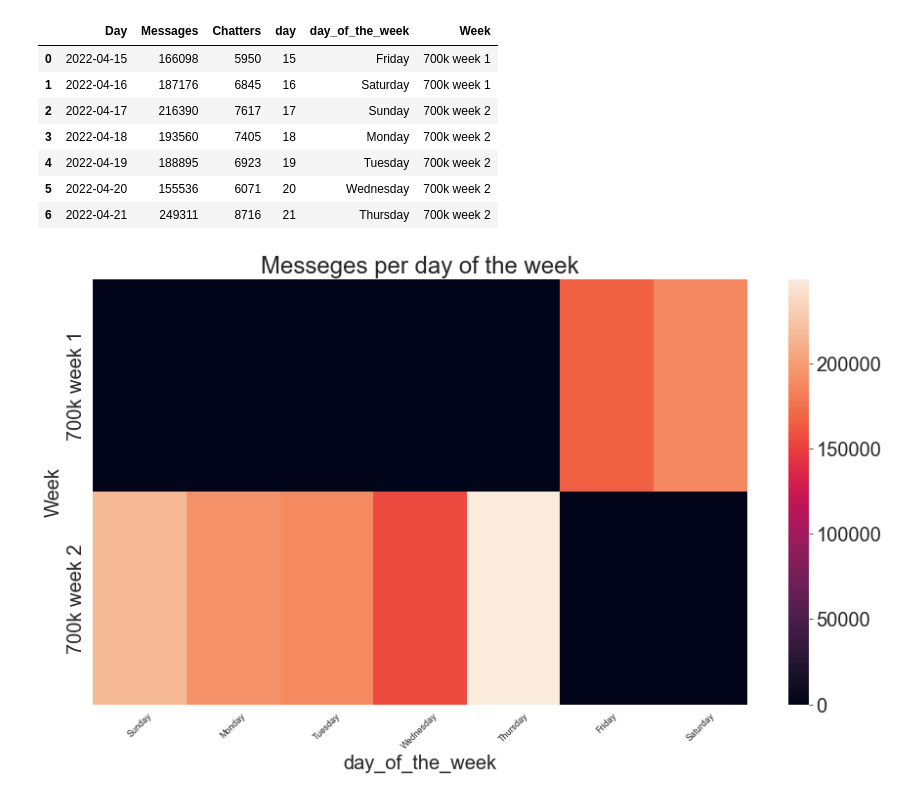
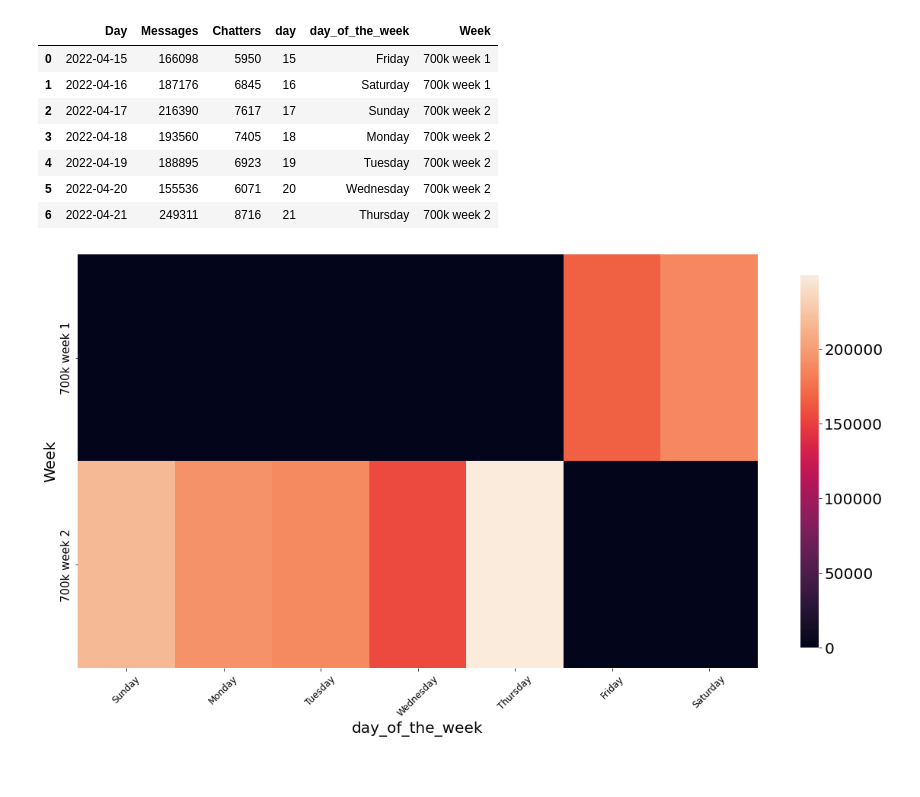
Before and after one commit to quassidi/-Monthly_YYJ_Report, a Jupyter notebook: monthly_jinnytty_analytics.ipynb, the cells around one changed output. Cells and saved outputs as stored; diff of their text form; code cells hidden in the pictures; blank space fills up the shorter version.

```diff
--- a/monthly_jinnytty_analytics.ipynb
+++ b/monthly_jinnytty_analytics.ipynb
@@ -289,11 +289,12 @@ newplot.reset_index(drop='index')
 # %%
 heatmap = newplot.pivot_table(index="Week", columns="day_of_the_week", values="Messages").fillna(0)
 week_pivot = heatmap.reindex(columns=['Sunday','Monday','Tuesday', 'Wednesday','Thursday','Friday','Saturday'])
-week_messeges_heatmap = plt.figure(figsize = (15,8))
-week_messeges_heatmap = sns.heatmap(week_pivot, annot=False).set(title='Messeges per day of the week' )
-week_messeges_heatmap = plt.xticks(fontsize=9, rotation=45)
+week_messeges_heatmap = plt.figure(figsize = (20,10))
+week_messeges_heatmap = sns.heatmap(week_pivot, annot=False, cbar_kws={'shrink': 0.9})
+week_messeges_heatmap = plt.xticks(fontsize=12, rotation=45)
+week_messeges_heatmap = plt.yticks(fontsize=15)
 # %% [output]
-[figure, old version]
+[figure, new version]
 # %%
 chatters_heatmap = newplot.pivot_table(index="Week", columns="day_of_the_week", values="Chatters").fillna(0)
 chatters_heatmap = chatters_heatmap.reindex(columns=['Sunday','Monday','Tuesday', 'Wednesday','Thursday','Friday','Saturday'])
```
Also changed, not shown: parts of 4 cells of this notebook, 2 other files.
